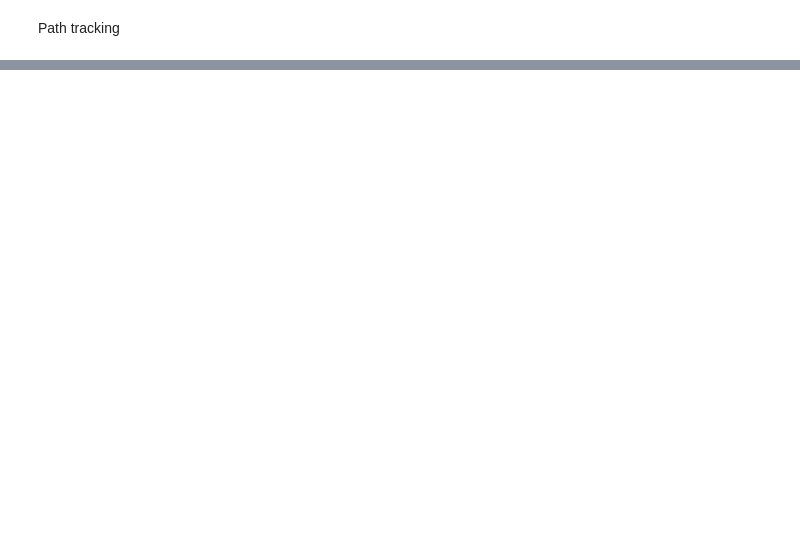
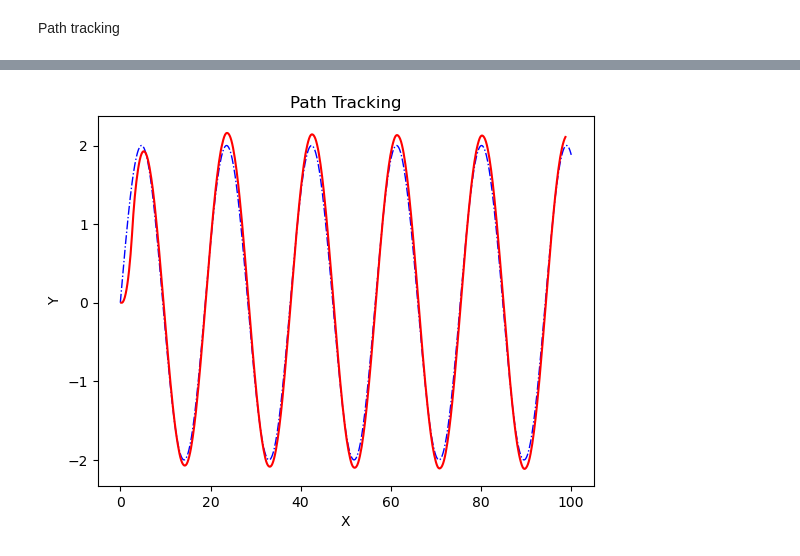
Before and after one commit to NickBak08/AgricultureRobotics, a Jupyter notebook: Simulation/PID.ipynb, the cells around one changed output, grey strips where cells are left out. Saved outputs shown, nothing was run; the diff lists cells and outputs as text; code cells hidden in the pictures; blank space fills up the shorter version.

```diff
--- a/Simulation/PID.ipynb
+++ b/Simulation/PID.ipynb
@@ -119,0 +128,13 @@ plt.show()
+# %%
+refer_path = np.zeros((1000, 2))
+refer_path[:,0] = np.linspace(0, 100, 1000)
+refer_path[:,1] = 2*np.sin(refer_path[:,0]/3.0)
+refer_tree = KDTree(refer_path) # reference trajectory for searching cloest track point
+start_x = 0
+start_y = 0
+start_psi = 0
+speed = 2
+
+position = path_tracking(refer_path, start_x, start_y, start_psi,speed)
+# %% [output]
+[figure, added]
```
Also changed, not shown: parts of 5 cells of this notebook.
